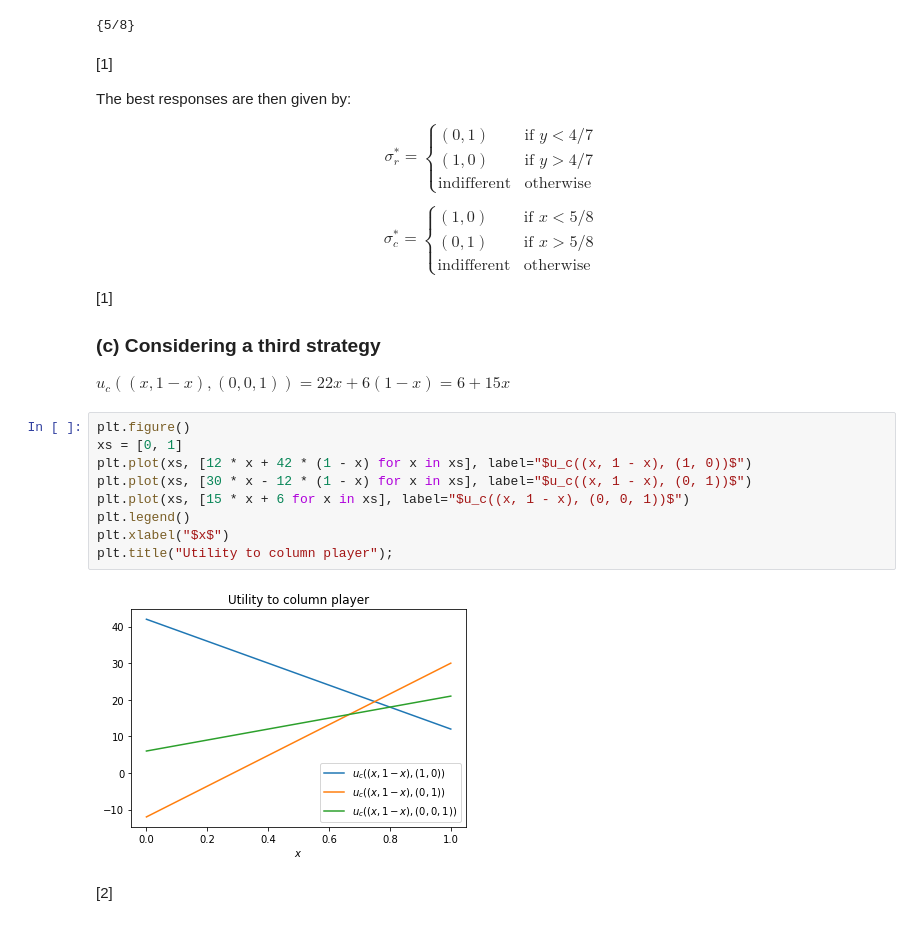
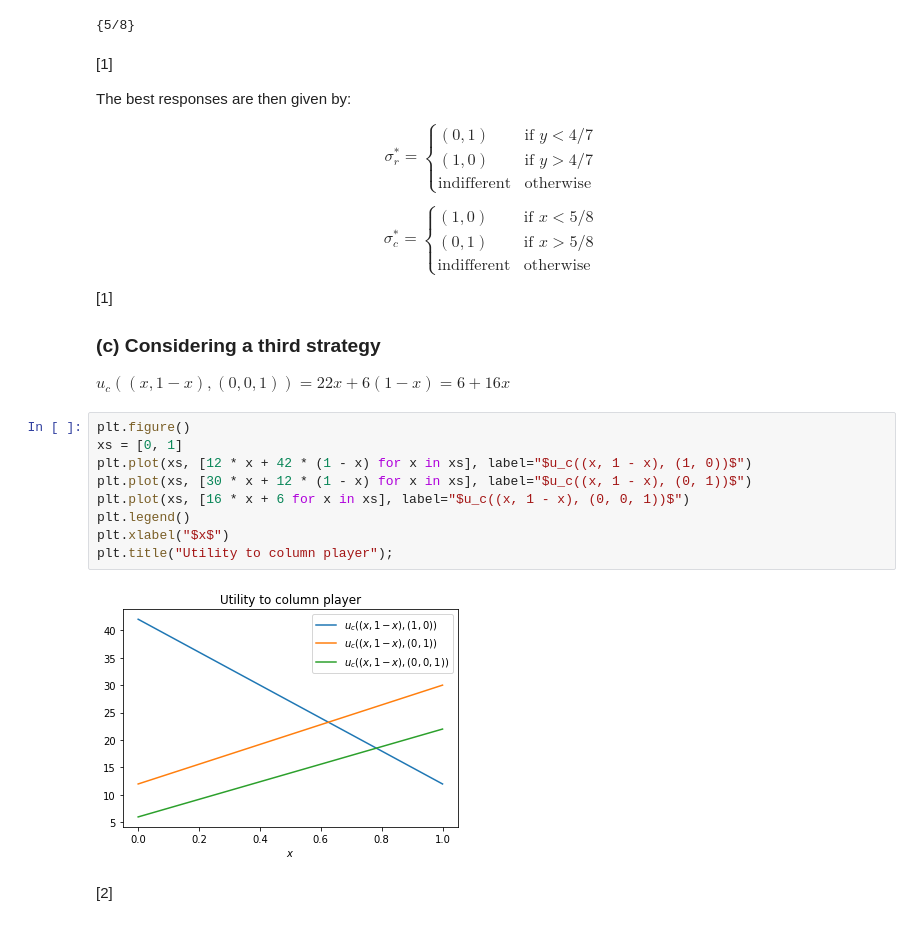
Before and after one commit to drvinceknight/gt, a Jupyter notebook: nbs/solutions/Past exam 2019.ipynb, the cells around one changed output. Drawn from its saved outputs; the diff is of its cells as text.

Commit message:
Fix a typo in code to plot.

```diff
--- a/nbs/solutions/Past exam 2019.ipynb
+++ b/nbs/solutions/Past exam 2019.ipynb
@@ -88,18 +88,18 @@ $$
 ### **(c) Considering a third strategy**
 
 
-$u_c((x, 1 - x), (0, 0, 1))=22x+6(1-x)=6+15x$
+$u_c((x, 1 - x), (0, 0, 1))=22x+6(1-x)=6+16x$
 # %%
 plt.figure()
 xs = [0, 1]
 plt.plot(xs, [12 * x + 42 * (1 - x) for x in xs], label="$u_c((x, 1 - x), (1, 0))$")
-plt.plot(xs, [30 * x - 12 * (1 - x) for x in xs], label="$u_c((x, 1 - x), (0, 1))$")
-plt.plot(xs, [15 * x + 6 for x in xs], label="$u_c((x, 1 - x), (0, 0, 1))$")
+plt.plot(xs, [30 * x + 12 * (1 - x) for x in xs], label="$u_c((x, 1 - x), (0, 1))$")
+plt.plot(xs, [16 * x + 6 for x in xs], label="$u_c((x, 1 - x), (0, 0, 1))$")
 plt.legend()
 plt.xlabel("$x$")
 plt.title("Utility to column player");
 # %% [output]
-[figure, old version]
+[figure, new version]
 # %% [markdown]
 [2]
 # %% [markdown]
```
Also changed, not shown: 1 other file.
